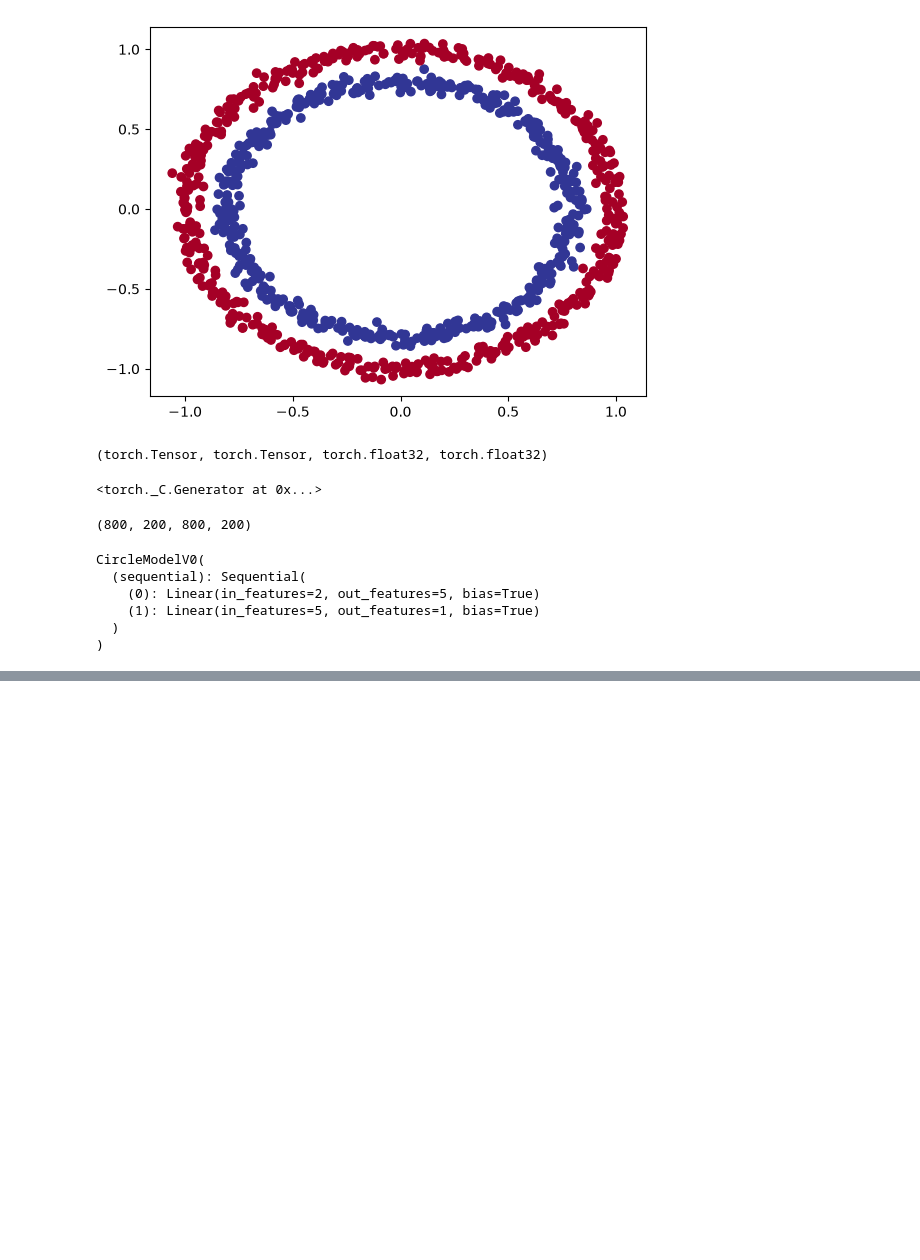
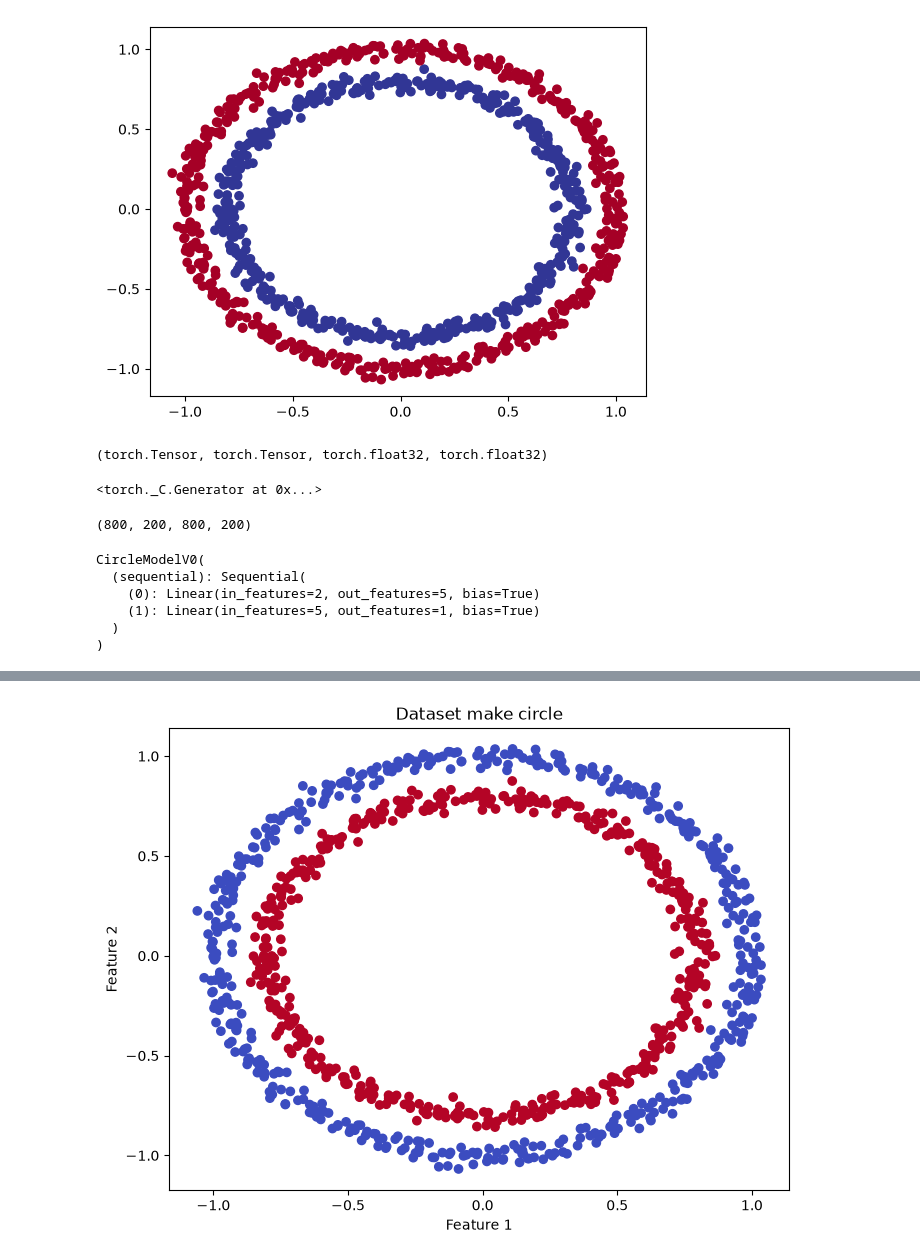
Before and after one commit to Jospin6/ai_training, a Jupyter notebook: notebooks/classification_model.ipynb, the cells around one changed output, grey strips where cells are left out. Saved outputs shown, nothing was run; the diff lists cells and outputs as text; code cells hidden in the pictures; blank space fills up the shorter version.

```diff
--- a/notebooks/classification_model.ipynb
+++ b/notebooks/classification_model.ipynb
@@ -15,4 +15,5 @@ n_samples = 1000
 
 X, y = make_circles(n_samples, noise=0.03, random_state=42)
 
-len(X), len(y)
+X = torch.from_numpy(X).type(torch.float)
+y = torch.from_numpy(y).type(torch.float)
@@ -164,0 +245,12 @@ tensor([[ 0.1476],
+# %%
+plt.figure(figsize=(8, 6))
+
+plt.scatter(X[:, 0], X[:, 1], c=y, cmap="coolwarm")
+
+plt.title("Dataset make circle")
+plt.xlabel("Feature 1")
+plt.ylabel("Feature 2")
+
+plt.show()
+# %% [output]
+[figure, added]
```
Also changed, not shown: parts of 31 cells of this notebook, 1 other file.
